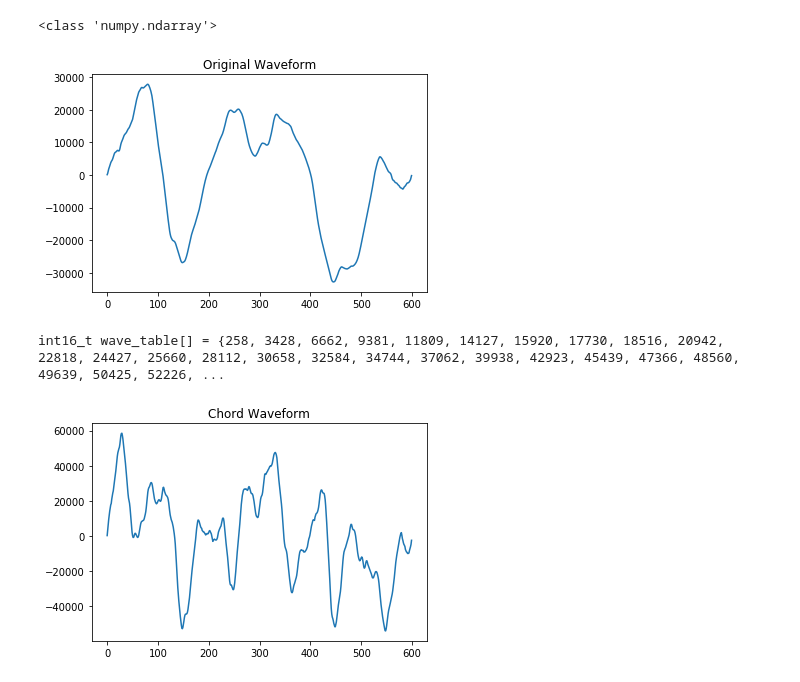
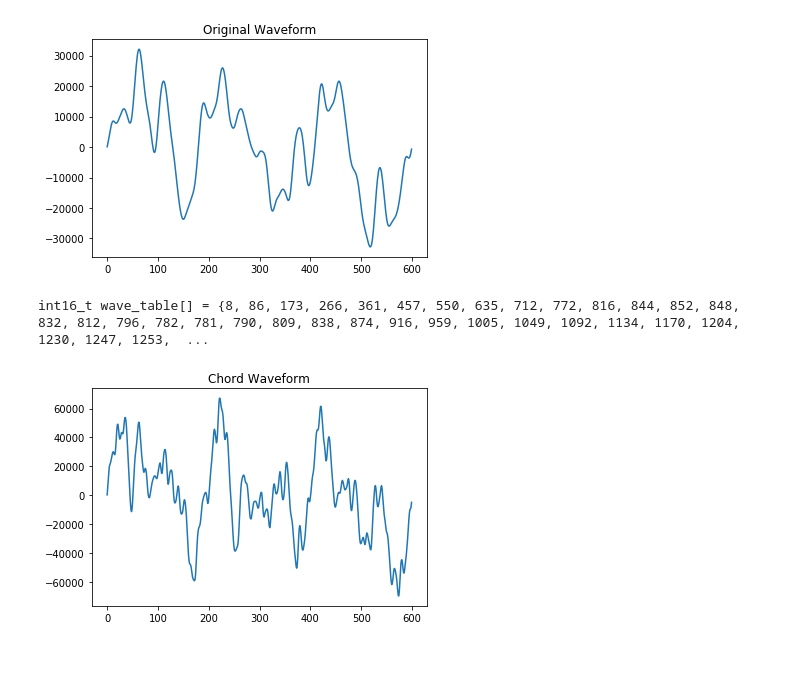
Before and after one commit to henry-muller/eecs149-proj, a Jupyter notebook: Waves.ipynb, the cells around one changed output. Saved outputs shown, nothing was run; the diff lists cells and outputs as text; code cells hidden in the pictures.

```diff
--- a/Waves.ipynb
+++ b/Waves.ipynb
@@ -5,7 +5,7 @@ import numpy as np
 import wave
 import sys
 
-spf = wave.open('AKWF_cello_0002.wav','r')
+spf = wave.open('AKWF_piano_0001.wav','r')
 #Extract Raw Audio from Wav File
 #If Stereo
 if spf.getnchannels() == 2:
@@ -19,8 +19,7 @@ plt.title('Original Waveform')
 plt.plot(signal)
 plt.show()
 # %% [output]
-<class 'numpy.ndarray'>
-[figure, old version]
+[figure, new version]
 # %%
 def upsample(original_signal, rate):
     result = []
@@ -44,19 +43,23 @@ def display_for_c(signal):
     result.append(str(signal[-1]))
     result.append('};')
     print(''.join(result))
+# %%
+def scale_amplitude(signal, scalar):
+    return [int(x * scalar) for x in signal]
 # %%
 s1 = signal
 s2 = upsample(signal, 2)
 s3 = upsample(signal, 3)
 
 chord = sum_signals([s1, s2, s3])
 
-display_for_c(chord)
+s4 = scale_amplitude(s1, 0.1)
+display_for_c(s4)
 
 plt.figure(2)
 plt.title('Chord Waveform')
 plt.plot(chord)
 plt.show()
 # %% [output]
-int16_t wave_table[] = {258, 3428, 6662, 9381, 11809, 14127, 15920, 17730, 18516, 20942, 22818, 24427, 25660, 28112, 30658, 32584, 34744, 37062, 39938, 42923, 45439, 47366, 48560, 49639, 50425, 52226, ...
+int16_t wave_table[] = {8, 86, 173, 266, 361, 457, 550, 635, 712, 772, 816, 844, 852, 848, 832, 812, 796, 782, 781, 790, 809, 838, 874, 916, 959, 1005, 1049, 1092, 1134, 1170, 1204, 1230, 1247, 1253,  ...
-[figure, old version]
+[figure, new version]
```
Also changed, not shown: 7 other files.
